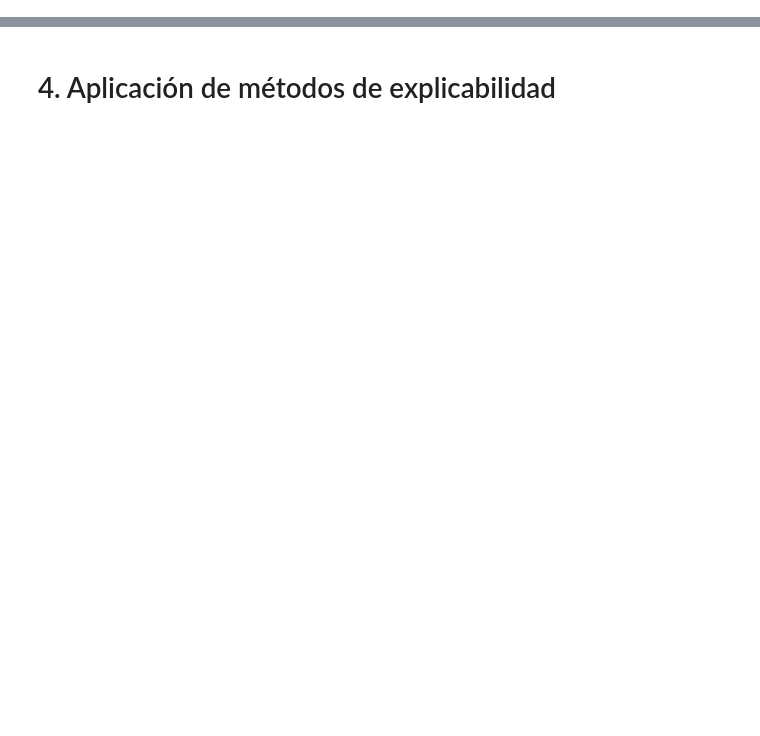
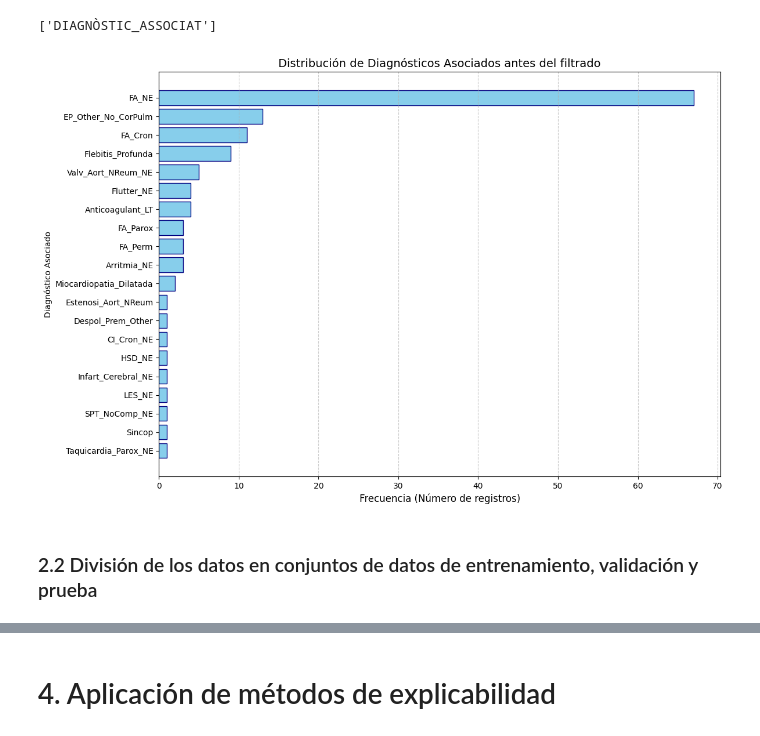
Before and after one commit to anavagi/anticoagulant-patology-analysis, a Jupyter notebook: XAI_03.ipynb, the cells around one changed output, grey strips where cells are left out. Cells and saved outputs as stored; diff of their text form; code cells hidden in the pictures; blank space fills up the shorter version.

```diff
--- a/XAI_03.ipynb
+++ b/XAI_03.ipynb
@@ -96,6 +45,0 @@ numerical = df.select_dtypes(include = 'number').columns.drop('INR').tolist()
-# %%
-for df in [X_train_processed, X_val_processed, X_test_processed, X_cal_processed]:
-    df.columns = df.columns.str.replace('[', '_', regex=False)\
-                           .str.replace(']', '_', regex=False)\
-                           .str.replace('<', '_', regex=False)\
-                           .str.replace('>', '_', regex=False)
@@ -141,0 +50,37 @@ dt_model = DecisionTreeRegressor(max_depth=4, random_state=23)
+# %%
+categorical
+# %% [output]
+['DIAGNÒSTIC_ASSOCIAT']
+# %%
+import pandas as pd
+import matplotlib.pyplot as plt
+
+# 1. Preparación de los datos de ejemplo (basado en tu descripción)
+# Suponiendo que 'df' es tu DataFrame original
+# Creamos variables dummies para la columna 'DIAGNÒSTIC_ASSOCIAT'
+df_X_train_cat = pd.get_dummies(df['DIAGNÒSTIC_ASSOCIAT'])
+categorical_update = df_X_train_cat.columns.tolist()
+
+# 2. Cálculo de frecuencias (tu lógica original)
+freq_analysis = pd.DataFrame({
+    'Variable': categorical_update,
+    'Frecuencia': [df_X_train_cat[col].sum() for col in df_X_train_cat],
+    'Porcentaje': [(df_X_train_cat[col].sum() / len(df_X_train_cat)) * 100 for col in categorical_update]
+}).sort_values('Frecuencia', ascending=False)
+
+# 3. Visualización de frecuencias
+plt.figure(figsize=(12, 8))
+plt.barh(freq_analysis['Variable'], freq_analysis['Frecuencia'], color='skyblue', edgecolor='navy')
+plt.xlabel('Frecuencia (Número de registros)', fontsize=12)
+plt.ylabel('Diagnóstico Asociado', fontsize=10)
+plt.title('Distribución de Diagnósticos Asociados antes del filtrado', fontsize=14)
+plt.gca().invert_yaxis()  # Invertir para que la más frecuente esté arriba
+plt.grid(axis='x', linestyle='--', alpha=0.7)
+plt.tight_layout()
+plt.show()
+
+df_filtrado = df[df['DIAGNÒSTIC_ASSOCIAT'] == 'FA_NE'].copy()
+# %% [output]
+[figure, added]
+# %% [markdown]
+### 2.2 División de los datos en conjuntos de datos de entrenamiento, validación y prueba
```
Also changed, not shown: parts of 43 cells of this notebook.
